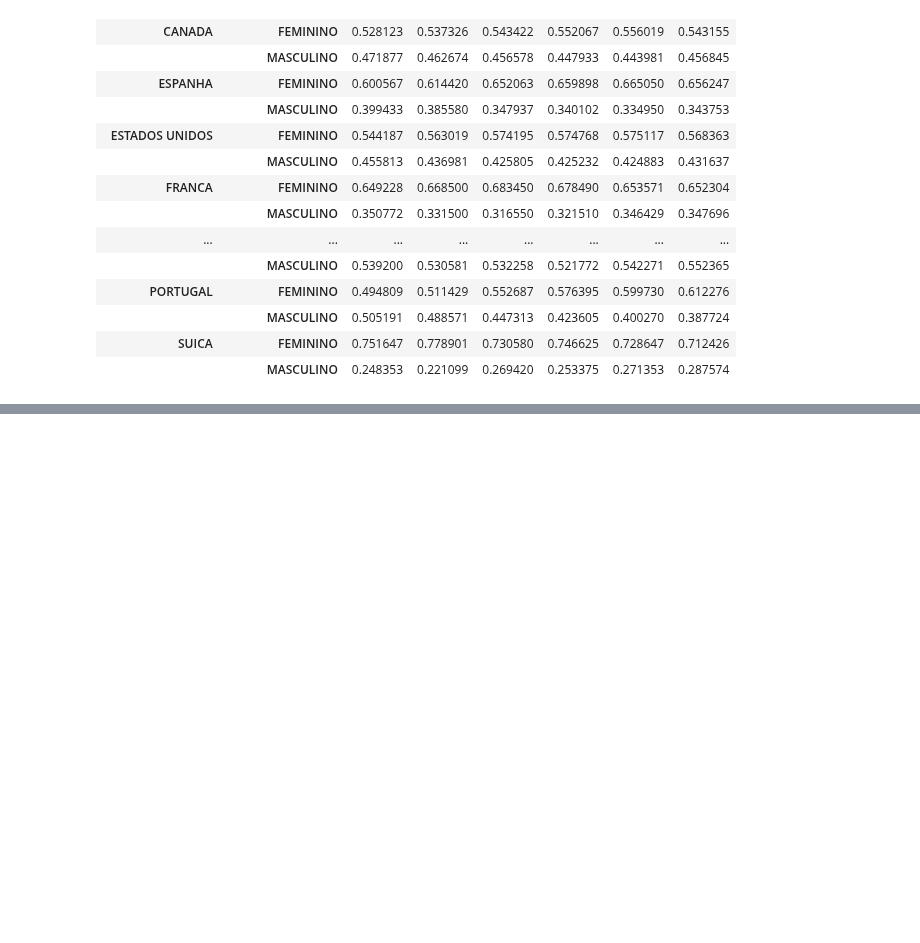
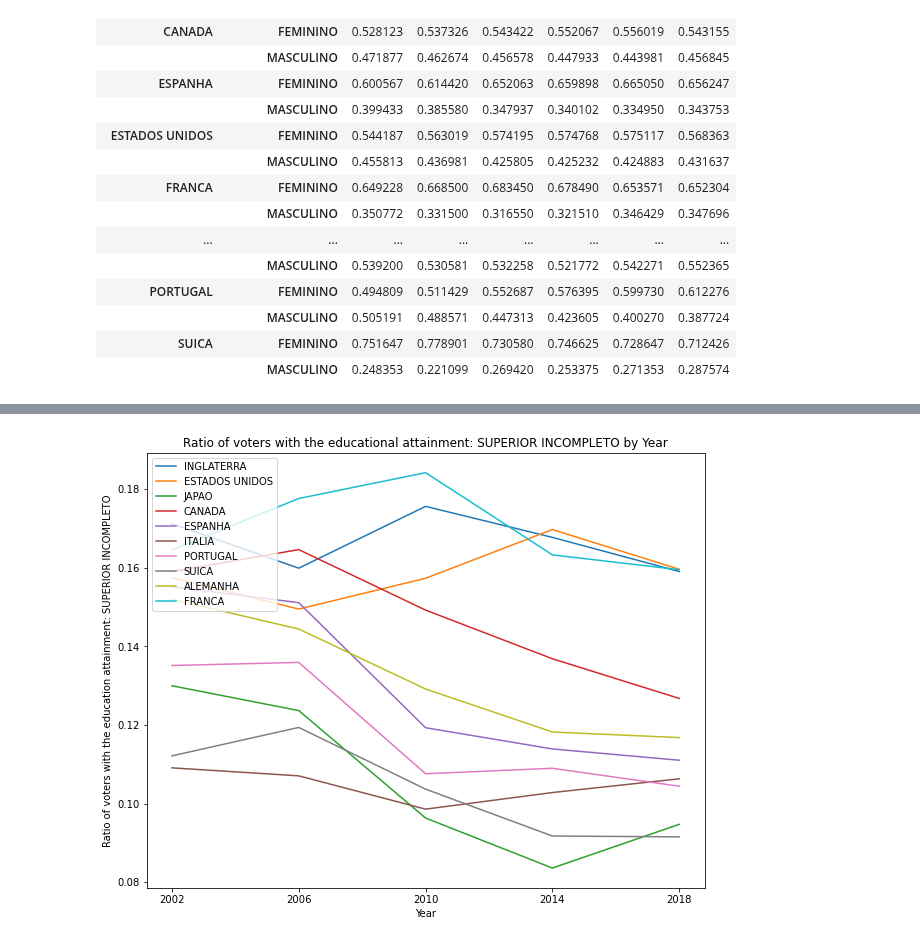
Before and after one commit to BU-Spark/ds-boston-bpda-br-election, a Jupyter notebook: TEAM1/src/electorate_location.ipynb, the cells around one changed output, grey strips where cells are left out. Cells and saved outputs as stored; diff of their text form; code cells hidden in the pictures; blank space fills up the shorter version.

```diff
--- a/TEAM1/src/electorate_location.ipynb
+++ b/TEAM1/src/electorate_location.ipynb
@@ -732,0 +804,4 @@ top_10_countries_gender_ratios_by_year
+# %%
+plot_education_by_country(top_10, "SUPERIOR INCOMPLETO")
+# %% [output]
+[figure, added]
```
Also changed, not shown: parts of 11 cells of this notebook.
